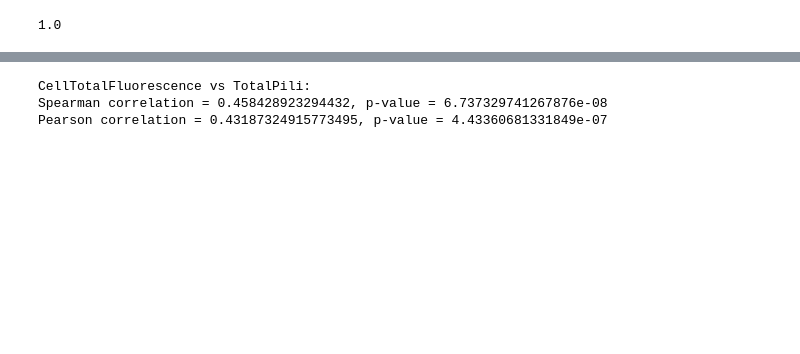
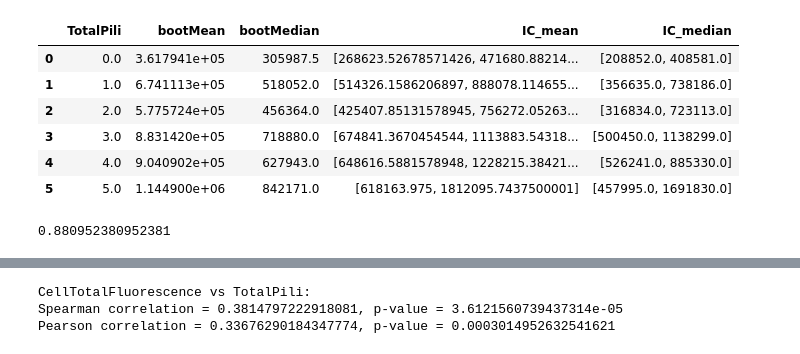
Before and after one commit to lorenzotala/PhD_codes, a Jupyter notebook: Mechanosensation/Python_code/Pole_analysis/Pili_PaQa_analysis.ipynb, the cells around one changed output, grey strips where cells are left out. Drawn from its saved outputs; the diff is of its cells as text; code cells hidden in the pictures; blank space fills up the shorter version.

```diff
--- a/Mechanosensation/Python_code/Pole_analysis/Pili_PaQa_analysis.ipynb
+++ b/Mechanosensation/Python_code/Pole_analysis/Pili_PaQa_analysis.ipynb
@@ -69,22 +63,26 @@ combined_csv.head()
 # %%
-df = pd.read_csv("Pili_PaQa_Data.csv", sep=',', na_values='*')
-df['PercentTotalFluoDim']=df['TotalFluorescencePoleDim']/df['CellTotalFluorescence']
-df['PercentTotalFluoBright']=df['TotalFluorescencePoleBright']/df['CellTotalFluorescence']
-df['TotalPili']=df['Nb_Pili_PoleDim']+df['Nb_Pili_PoleBright']
-df['TotalFlagella']=df['Nb_Flagella_PoleDim']+df['Nb_Flagella_PoleBright']
+app_root_dir = "C:/Users/tala/Desktop/git/PhD_codes/Mechanosensation/Python_code/Pole_analysis/"
+os.chdir(app_root_dir + "Data_PaQa\\")
+df_full = pd.read_csv("Pili_PaQa_Data.csv", sep=',', na_values='*')
+df_full['PercentTotalFluoDim']=df_full['TotalFluorescencePoleDim']/df_full['CellTotalFluorescence']
+df_full['PercentTotalFluoBright']=df_full['TotalFluorescencePoleBright']/df_full['CellTotalFluorescence']
+df_full['TotalPili']=df_full['Nb_Pili_PoleDim']+df_full['Nb_Pili_PoleBright']
+df_full['TotalFlagella']=df_full['Nb_Flagella_PoleDim']+df_full['Nb_Flagella_PoleBright']
 param1='CellTotalFluorescence'
 param2='TotalPili'
-poisson_lambda=df[param2].mean()
+poisson_lambda=df_full[param2].mean()
 
-tot_pili_limit=16
+tot_pili_limit=6
+
 Ncells_per_pili=np.empty((tot_pili_limit), dtype='int16')
-N=len(df)
+N=len(df_full)
 print('Ncells='+str(N), end=', ')
 for i in range(tot_pili_limit):
-    Ncells_per_pili[i]=len(df.loc[(df[param2]==i)])
+    Ncells_per_pili[i]=len(df_full.loc[(df_full[param2]==i)])
     if (i<tot_pili_limit-1):
         print('N_'+str(i)+'pili='+str(Ncells_per_pili[i]), end=', ')
     else: print('N_'+str(i)+'pili='+str(Ncells_per_pili[i]))
 
+df=df_full.loc[df_full[param2]<tot_pili_limit]
 df.head()
 # %% [output]
@@ -99,30 +97,40 @@ Ncells=126, N_0pili=14, N_1pili=29, N_2pili=19, N_3pili=22, N_4pili=19, N_5pili=
 # %%
 nb_pili=np.zeros((tot_pili_limit, 1))
 boot_mean=np.zeros((tot_pili_limit, 1))
 boot_median=np.zeros((tot_pili_limit, 1))
 boot_IC_mean=np.zeros((tot_pili_limit, 2))
 boot_IC_median=np.zeros((tot_pili_limit, 2))
 for n_pili in range(tot_pili_limit):
     cell_fluorescence_array=df.CellTotalFluorescence.loc[(df[param2]==n_pili)].values
     nb_pili[n_pili]=n_pili
     if (len(cell_fluorescence_array) > 0):
         bs_cell_fluorescence_array=bootstrap_sampling(cell_fluorescence_array, len(cell_fluorescence_array), 1000)
         [bs_means, bs_medians, IC_means, IC_medians]=bootstrap_stats(bs_cell_fluorescence_array)
         boot_mean[n_pili]=bs_means
         boot_IC_mean[n_pili,:]=IC_means
         boot_median[n_pili]=bs_medians
         boot_IC_median[n_pili,:]=IC_medians
 
 names = [param2, 'bootMean','bootMedian']
 data = np.concatenate((nb_pili, boot_mean, boot_median), axis=1)
 df_boot_stats=pd.DataFrame(data=np.transpose(data), index=names).T
 df_boot_stats['IC_mean']=list(boot_IC_mean)
 df_boot_stats['IC_median']=list(boot_IC_median)
+df_boot_stats.to_csv( "boot_Pili_PaQa_Data.csv", index=False, encoding='utf-8-sig')
+df_boot_stats.head(100)
+# %% [output]
+|  | TotalPili | bootMean | bootMedian | IC_mean | IC_median |
+| 0 | 0.0 | 3.617941e+05 | 305987.5 | [268623.52678571426, 471680.88214... | [208852.0, 408581.0] |
+| 1 | 1.0 | 6.741113e+05 | 518052.0 | [514326.1586206897, 888078.114655... | [356635.0, 738186.0] |
+| 2 | 2.0 | 5.775724e+05 | 456364.0 | [425407.85131578945, 756272.05263... | [316834.0, 723113.0] |
+| 3 | 3.0 | 8.831420e+05 | 718880.0 | [674841.3670454544, 1113883.54318... | [500450.0, 1138299.0] |
+| 4 | 4.0 | 9.040902e+05 | 627943.0 | [648616.5881578948, 1228215.38421... | [526241.0, 885330.0] |
+| 5 | 5.0 | 1.144900e+06 | 842171.0 | [618163.975, 1812095.7437500001] | [457995.0, 1691830.0] |
 # %%
 Prob_per_pili = Ncells_per_pili/N
 Prob_per_pili.sum()
 # %% [output]
-1.0
+0.880952380952381
 # %%
 p0 = bokeh.plotting.figure(
     width=600,
@@ -159,8 +167,8 @@ print('Spearman correlation = '+str(spearman_r)+', p-value = '+ str(spearman_p))
 print('Pearson correlation = '+str(pearson_r)+', p-value = '+str(pearson_p))
 # %% [output]
 CellTotalFluorescence vs TotalPili:
-Spearman correlation = 0.458428923294432, p-value = 6.737329741267876e-08
-Pearson correlation = 0.43187324915773495, p-value = 4.43360681331849e-07
+Spearman correlation = 0.3814797222918081, p-value = 3.6121560739437314e-05
+Pearson correlation = 0.33676290184347774, p-value = 0.0003014952632541621
 # %%
 parameter1='bootMean'
 parameter2='bootMedian'
```
Also changed, not shown: parts of 6 cells of this notebook, 8 other files.
